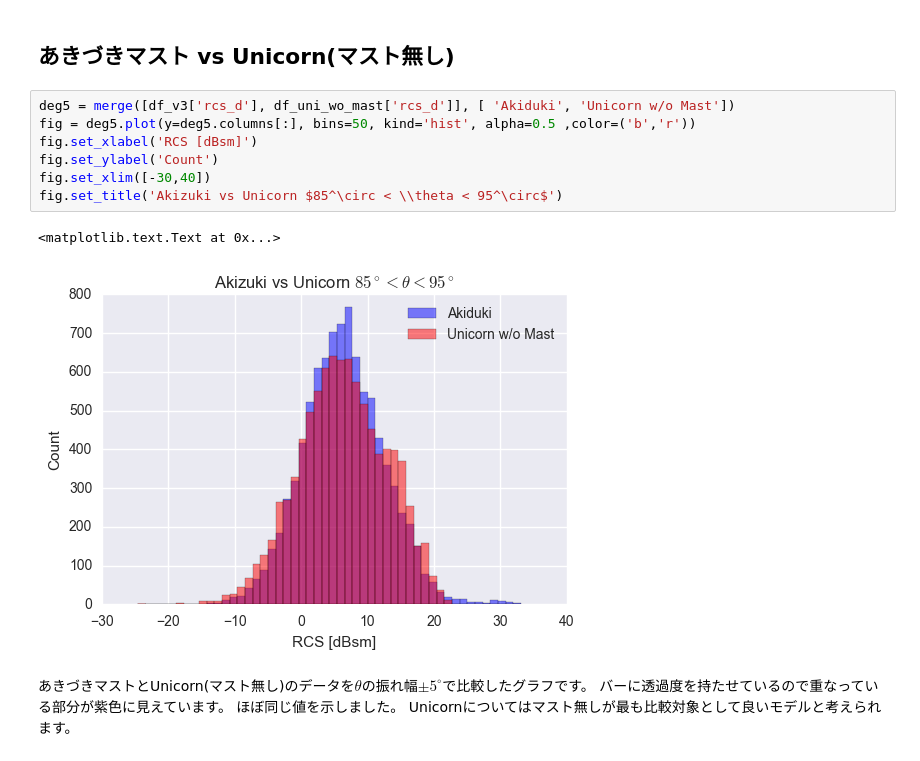
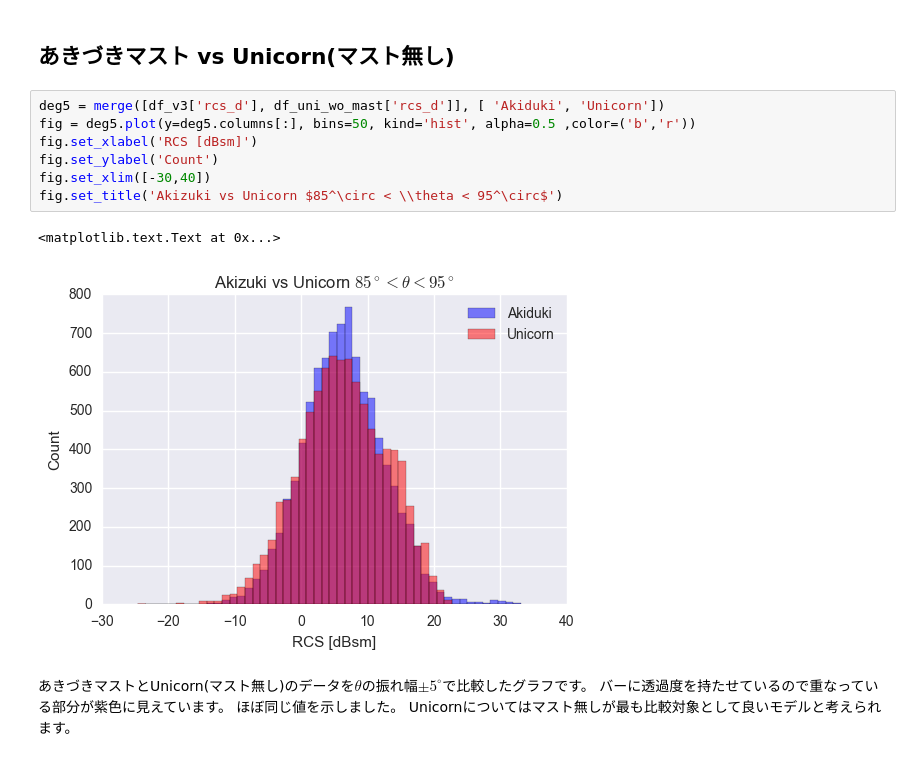
Before and after one commit to u1and0/PlotFEKO, a Jupyter notebook: plot_histgram.ipynb, the cells around one changed output. Saved outputs shown, nothing was run; the diff lists cells and outputs as text.

```diff
--- a/plot_histgram.ipynb
+++ b/plot_histgram.ipynb
@@ -1161,15 +1161,15 @@ array([[<matplotlib.axes._subplots.AxesSubplot object at 0x...>],
 # %% [markdown]
 ## あきづきマスト vs Unicorn(マスト無し)
 # %%
-deg5 = merge([df_v3['rcs_d'], df_uni_wo_mast['rcs_d']], [ 'Akiduki', 'Unicorn w/o Mast'])
+deg5 = merge([df_v3['rcs_d'], df_uni_wo_mast['rcs_d']], [ 'Akiduki', 'Unicorn'])
 fig = deg5.plot(y=deg5.columns[:], bins=50, kind='hist', alpha=0.5 ,color=('b','r'))
 fig.set_xlabel('RCS [dBsm]')
 fig.set_ylabel('Count')
 fig.set_xlim([-30,40])
 fig.set_title('Akizuki vs Unicorn $85^\circ < \\theta < 95^\circ$')
 # %% [output]
 <matplotlib.text.Text at 0x...>
-[figure, old version]
+[figure, new version]
 # %% [markdown]
 あきづきマストとUnicorn(マスト無し)のデータを$\theta$の振れ幅$\pm5^\circ$で比較したグラフです。
 バーに透過度を持たせているので重なっている部分が紫色に見えています。
```
Also changed, not shown: parts of 28 cells of this notebook, 2 other files.
